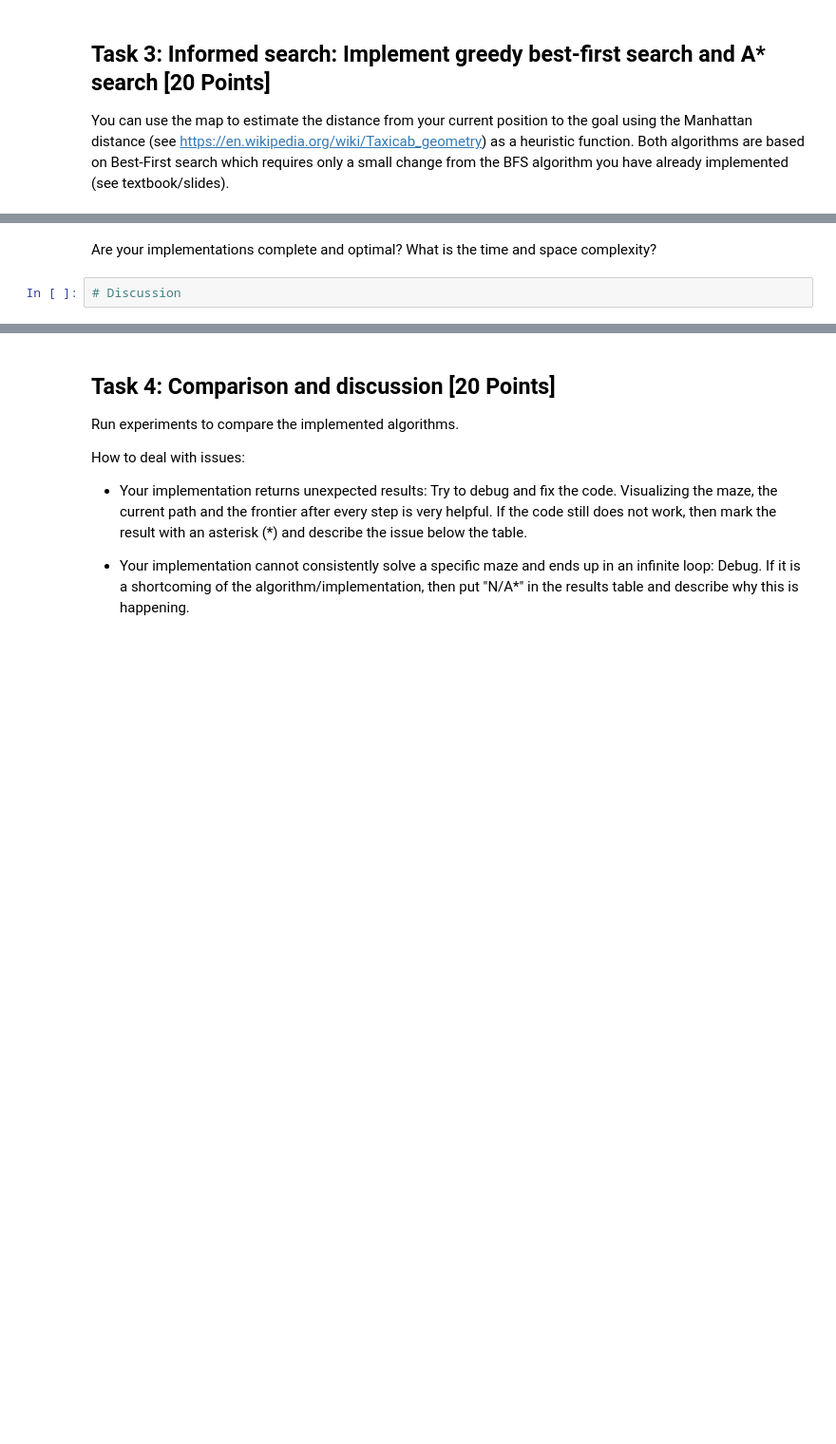
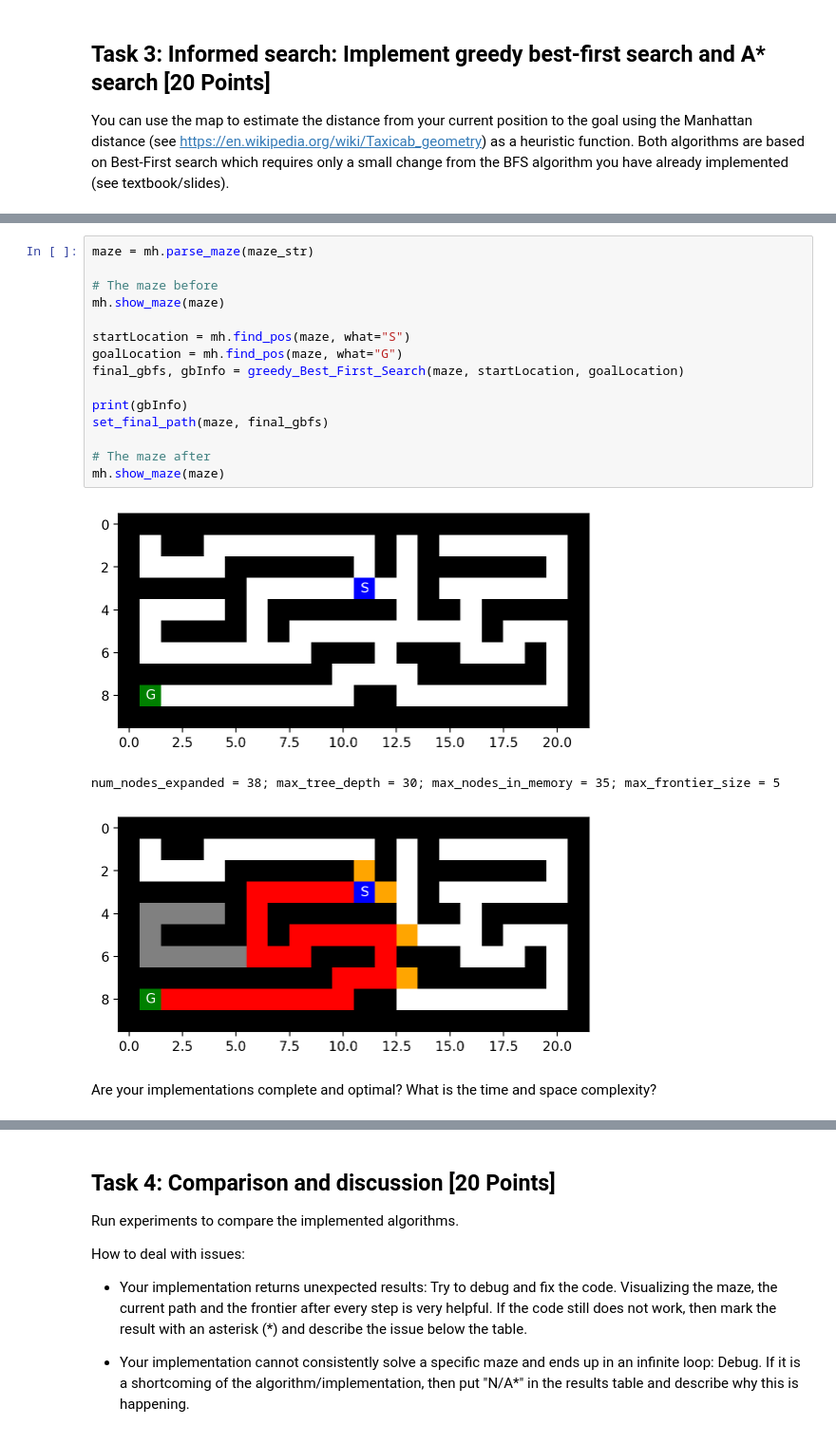
Before and after one commit to blake-gebhardt/CS7320-AI, a Jupyter notebook: Search/Maze.ipynb, the cells around one changed output, grey strips where cells are left out. Shown at 95% size. Saved outputs shown, nothing was run; the diff lists cells and outputs as text; blank space fills up the shorter version.

```diff
--- a/Search/Maze.ipynb
+++ b/Search/Maze.ipynb
@@ -484,4 +671,21 @@ You can use the map to estimate the distance from your current position to the g
+# %%
+maze = mh.parse_maze(maze_str)
+
+# The maze before
+mh.show_maze(maze)
+
+startLocation = mh.find_pos(maze, what="S")
+goalLocation = mh.find_pos(maze, what="G")
+final_gbfs, gbInfo = greedy_Best_First_Search(maze, startLocation, goalLocation)
+
+print(gbInfo)
+set_final_path(maze, final_gbfs)
+
+# The maze after
+mh.show_maze(maze)
+# %% [output]
+[figure, added]
+num_nodes_expanded = 38; max_tree_depth = 30; max_nodes_in_memory = 35; max_frontier_size = 5
+[figure, added]
 # %% [markdown]
 Are your implementations complete and optimal? What is the time and space complexity?
-# %%
-# Discussion
```
Also changed, not shown: parts of 45 cells of this notebook, 1 other file.
